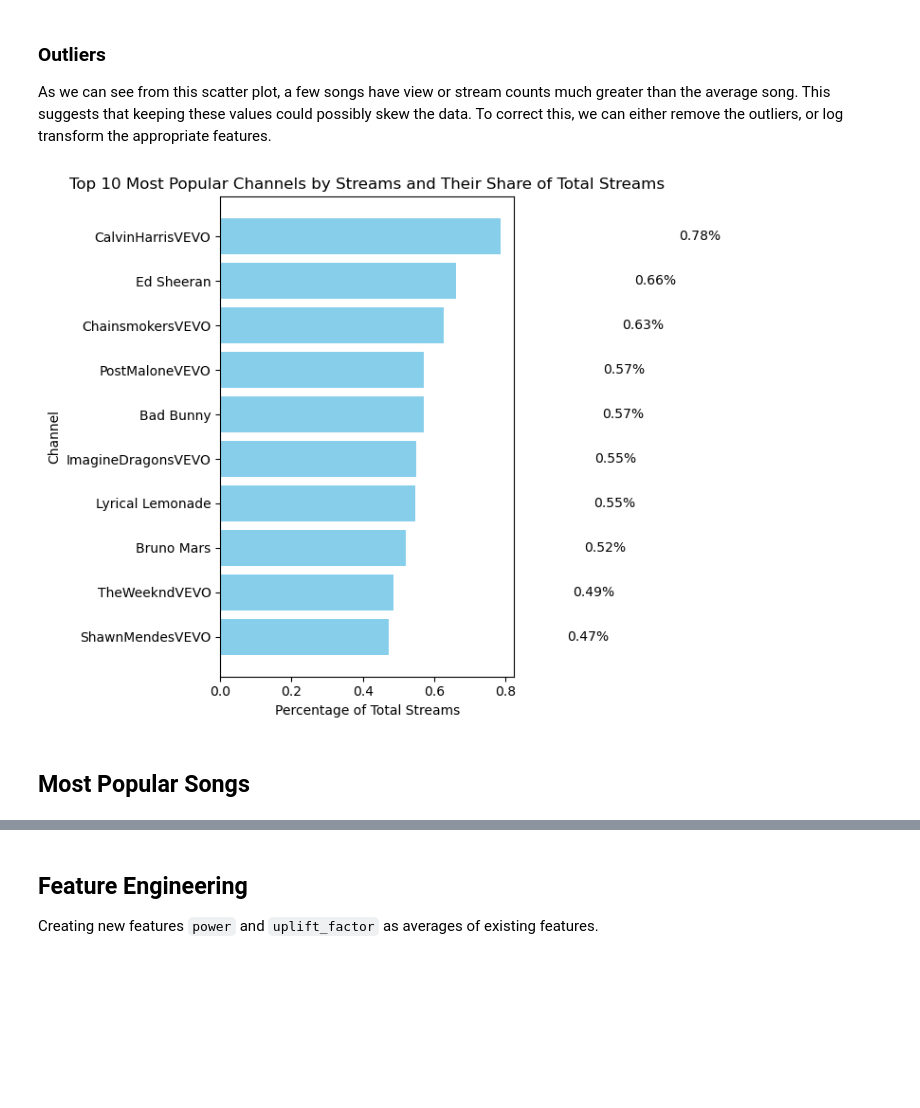
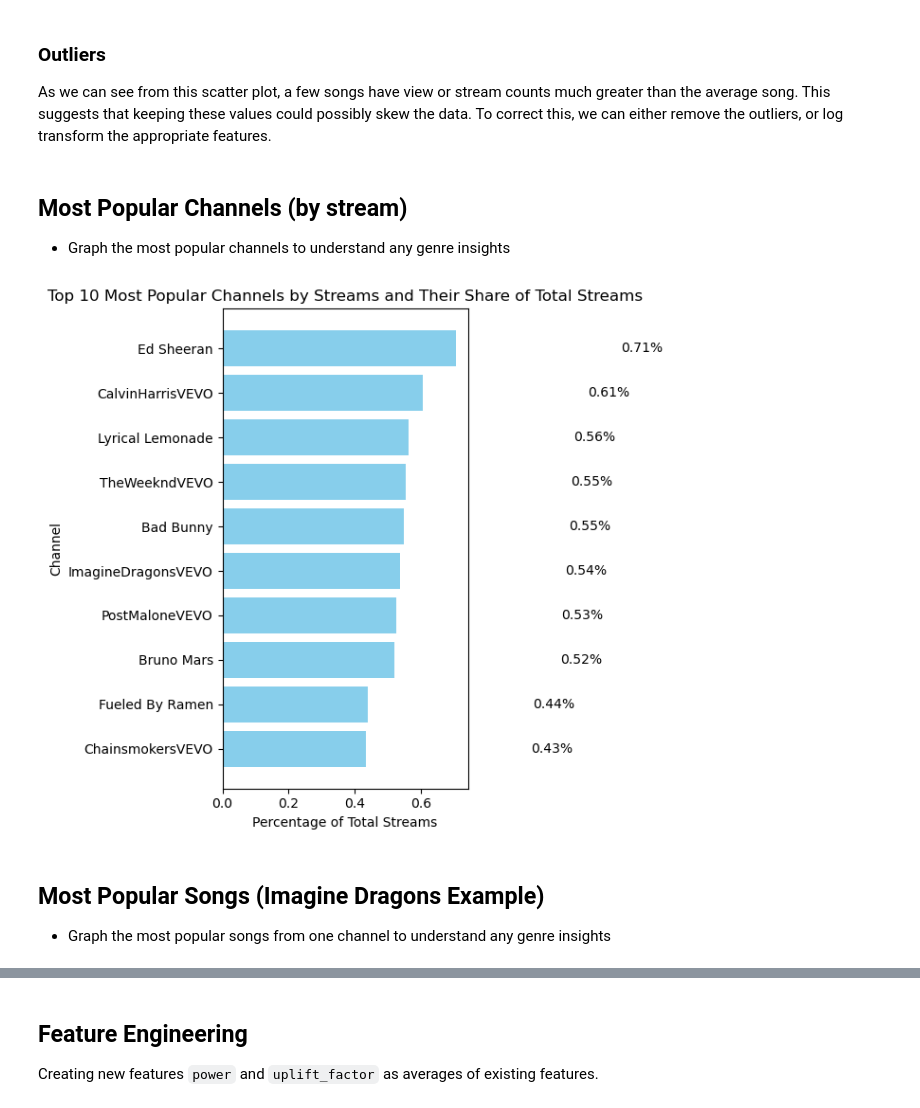
Before and after one commit to dparcon/Project_4_Group_2, a Jupyter notebook: spotify_youtube_song_analysis.ipynb, the cells around one changed output, grey strips where cells are left out. Drawn from its saved outputs; the diff is of its cells as text; code cells hidden in the pictures; blank space fills up the shorter version.

```diff
--- a/spotify_youtube_song_analysis.ipynb
+++ b/spotify_youtube_song_analysis.ipynb
@@ -251,34 +358,38 @@ plt.show()
 # %% [markdown]
 ### Outliers
 As we can see from this scatter plot, a few songs have view or stream counts much greater than the average song. This suggests that keeping these values could possibly skew the data. To correct this, we can either remove the outliers, or log transform the appropriate features.
+# %% [markdown]
+## Most Popular Channels (by stream)
+- Graph the most popular channels to understand any genre insights
 # %%
-# Assuming 'spotify_youtube_df' is your DataFrame containing 'channel' and 'streams' columns
+# Assuming 'aggregated_df' is your DataFrame containing 'channel' and 'streams' columns
 # First, group by channel and sum their total streams
-channel_streams = spotify_youtube_df.groupby('channel')['stream'].sum().reset_index()
+channel_streams = aggregated_df.groupby('channel')['stream'].sum().reset_index()
 
 # Sort the channels by the total streams in descending order and select the top 10
 top_10_channels = channel_streams.sort_values(by='stream', ascending=False).head(10)
 
 # Calculate the percentage of total streams for each of the top 10 channels
-total_streams = spotify_youtube_df['stream'].sum()
+total_streams = aggregated_df['stream'].sum()
 top_10_channels['percent_of_total'] = (top_10_channels['stream'] / total_streams) * 100
 
 # Plot the bar chart
 plt.figure(figsize=(10, 6))
 plt.barh(top_10_channels['channel'], top_10_channels['percent_of_total'], color='skyblue')
 plt.xlabel('Percentage of Total Streams')
 plt.ylabel('Channel')
 plt.title('Top 10 Most Popular Channels by Streams and Their Share of Total Streams')
 plt.gca().invert_yaxis()  # Invert y-axis so that the highest value is at the top
 
 # Add percentage labels to each bar
 for index, value in enumerate(top_10_channels['percent_of_total']):
     plt.text(value + 0.5, index, f"{value:.2f}%", va='center')
 
 plt.tight_layout()
 plt.show()
 # %% [output]
-[figure, old version]
+[figure, new version]
-# %% [markdown]
-## Most Popular Songs
+# %% [markdown]
+## Most Popular Songs (Imagine Dragons Example)
+- Graph the most popular songs from one channel to understand any genre insights
 # %%
```
Also changed, not shown: parts of 13 cells of this notebook.
